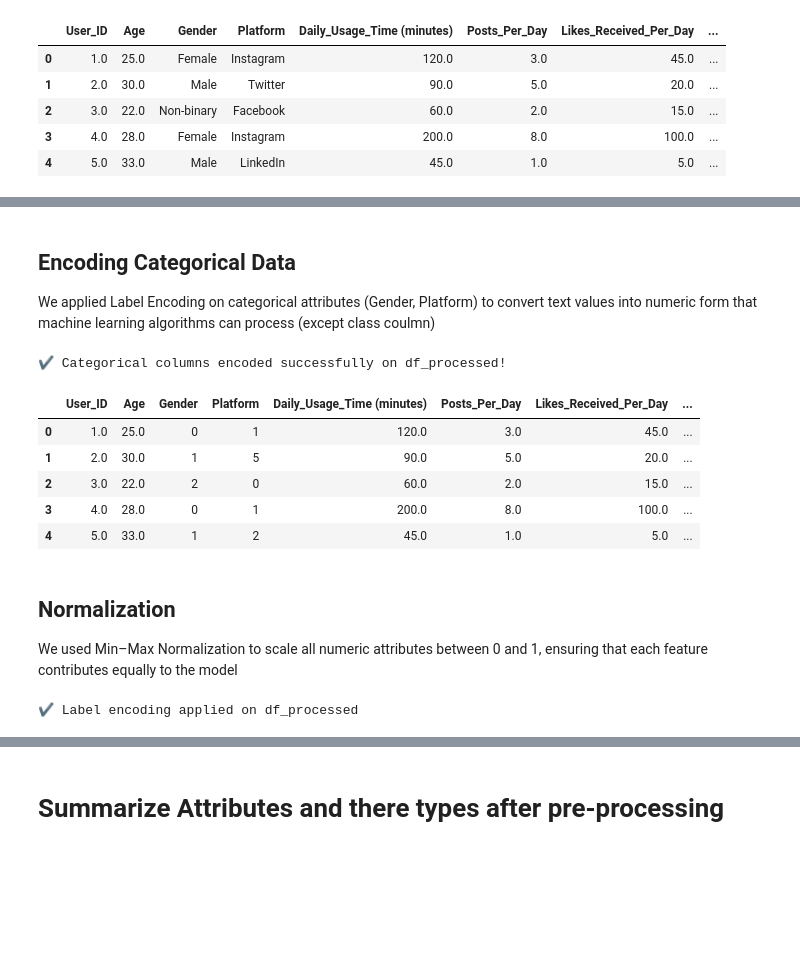
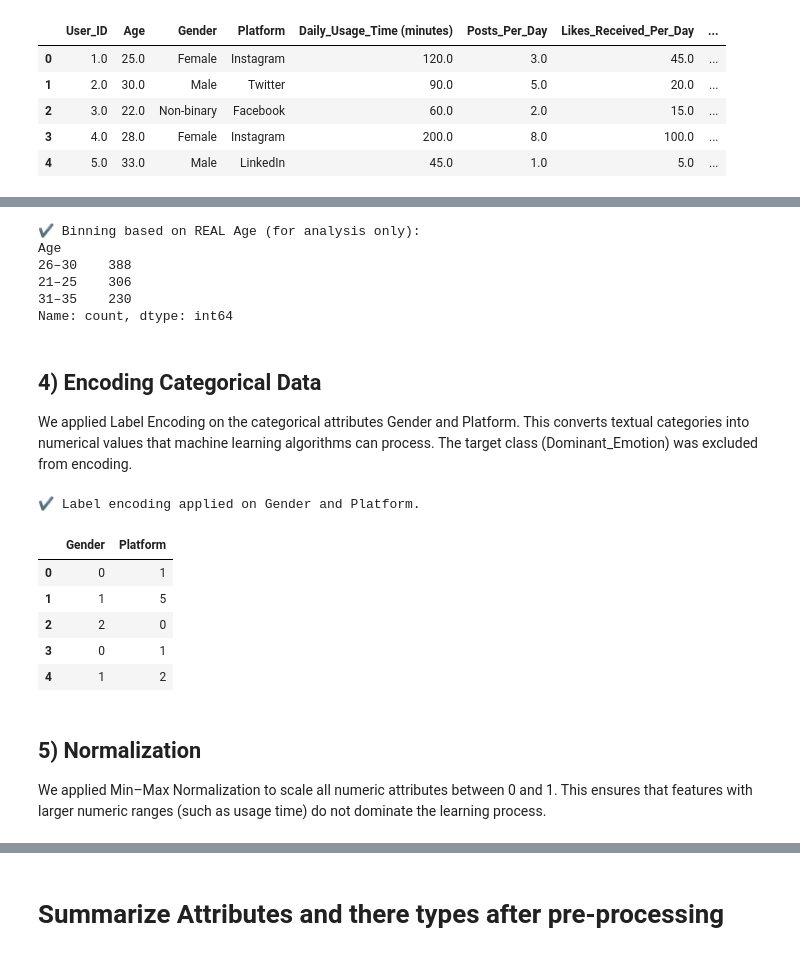
Before and after one commit to WajdAlsuhaymi/IT326-DataMining-Group2, a Jupyter notebook: Reports/Phase3.ipynb, the cells around one changed output, grey strips where cells are left out. Saved outputs shown, nothing was run; the diff lists cells and outputs as text; code cells hidden in the pictures; blank space fills up the shorter version.

```diff
--- a/Reports/Phase3.ipynb
+++ b/Reports/Phase3.ipynb
@@ -221,57 +283,47 @@ df_processed.head()
+# %%
+# Binning على العمر الحقيقي للتحليل فقط (لا نحفظه ككولوم)
+bins = [20, 25, 30, 35]
+labels = ['21–25', '26–30', '31–35']
+
+age_binned_temp = pd.cut(df_processed['Age'], bins=bins, labels=labels, include_lowest=True)
+
+print("✔ Binning based on REAL Age (for analysis only):")
+print(age_binned_temp.value_counts())
+# %% [output]
+✔ Binning based on REAL Age (for analysis only):
+Age
+26–30    388
+21–25    306
+31–35    230
+Name: count, dtype: int64
 # %% [markdown]
-
-## Encoding Categorical Data
-
-We applied Label Encoding on categorical attributes (Gender, Platform) to convert text values into numeric form that machine learning algorithms can process (except class coulmn)
+## 4) Encoding Categorical Data
+We applied Label Encoding on the categorical attributes Gender and Platform.
+This converts textual categories into numerical values that machine learning algorithms can process.
+The target class (Dominant_Emotion) was excluded from encoding.
 # %%
 from sklearn.preprocessing import LabelEncoder
-import pandas as pd
 
-# Load cleaned dataset
-df = pd.read_csv("https://raw.githubusercontent.com/WajdAlSuhaymi/IT326-DataMining-Group2/main/Dataset/Raw_dataset.csv")
-
-# Drop any completely empty rows
-df = df.dropna(how='all')
-
-# Create a copy for preprocessing
-df_processed = df.copy()
-
-# Columns you want to encode
 label_cols = ["Gender", "Platform"]
 
-# Apply Label Encoding to df_processed
 for col in label_cols:
     le = LabelEncoder()
     df_processed[col] = le.fit_transform(df_processed[col].astype(str))
 
-print("✔ Categorical columns encoded successfully on df_processed!")
-df_processed.head()
+print("✔ Label encoding applied on Gender and Platform.")
+df_processed[label_cols].head()
 # %% [output]
-✔ Categorical columns encoded successfully on df_processed!
+✔ Label encoding applied on Gender and Platform.
-|  | User_ID | Age | Gender | Platform | Daily_Usage_Time (minutes) | Posts_Per_Day | Likes_Received_Per_Day | ... |
-| 0 | 1.0 | 25.0 | 0 | 1 | 120.0 | 3.0 | 45.0 | ... |
-| 1 | 2.0 | 30.0 | 1 | 5 | 90.0 | 5.0 | 20.0 | ... |
-| 2 | 3.0 | 22.0 | 2 | 0 | 60.0 | 2.0 | 15.0 | ... |
-| 3 | 4.0 | 28.0 | 0 | 1 | 200.0 | 8.0 | 100.0 | ... |
-| 4 | 5.0 | 33.0 | 1 | 2 | 45.0 | 1.0 | 5.0 | ... |
+|  | Gender | Platform |
+| 0 | 0 | 1 |
+| 1 | 1 | 5 |
+| 2 | 2 | 0 |
+| 3 | 0 | 1 |
+| 4 | 1 | 2 |
 # %% [markdown]
-
-## Normalization
-
-We used Min–Max Normalization to scale all numeric attributes between 0 and 1, ensuring that each feature contributes equally to the model
+## 5) Normalization
+We applied Min–Max Normalization to scale all numeric attributes between 0 and 1.
+This ensures that features with larger numeric ranges (such as usage time) do not dominate the learning process.
-# %%
-from sklearn.preprocessing import LabelEncoder
-
-# بعد ما سويتِ df_processed
-label_cols = ["Gender", "Platform"]
-
-for col in label_cols:
-    le = LabelEncoder()
-    df_processed[col] = le.fit_transform(df_processed[col].astype(str))
-
-print("✔ Label encoding applied on df_processed")
-# %% [output]
-✔ Label encoding applied on df_processed
 # %%
 from sklearn.preprocessing import MinMaxScaler
 
```
Also changed, not shown: parts of 19 cells of this notebook.
